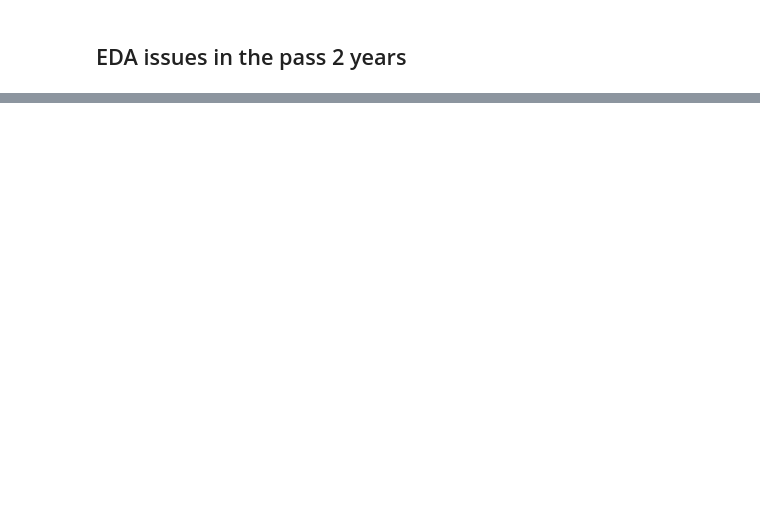
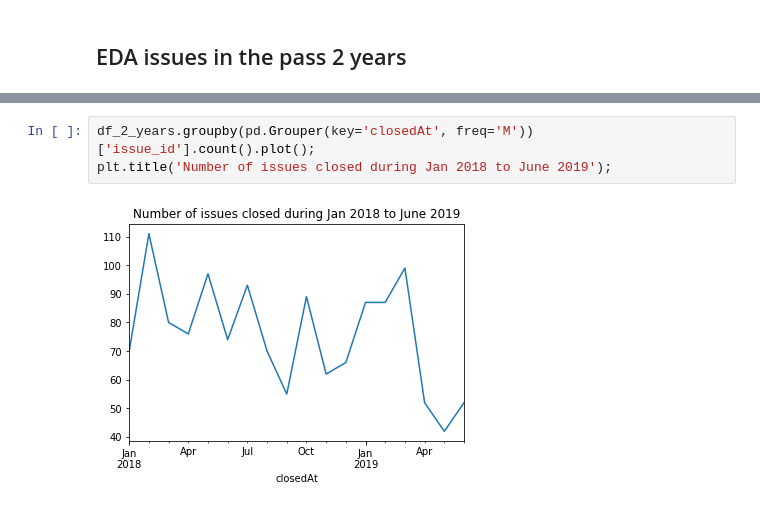
Before and after one commit to nongnoochr/github_js_testing_frameworks, a Jupyter notebook: EDA_repo_issues_jest.ipynb, the cells around one changed output, grey strips where cells are left out. Drawn from its saved outputs; the diff is of its cells as text; blank space fills up the shorter version.

```diff
--- a/EDA_repo_issues_jest.ipynb
+++ b/EDA_repo_issues_jest.ipynb
@@ -513,0 +574,5 @@ plt.axis("off");
+# %%
+df_2_years.groupby(pd.Grouper(key='closedAt', freq='M'))['issue_id'].count().plot();
+plt.title('Number of issues closed during Jan 2018 to June 2019');
+# %% [output]
+[figure, added]
```
Also changed, not shown: parts of 32 cells of this notebook, 2 other files.
